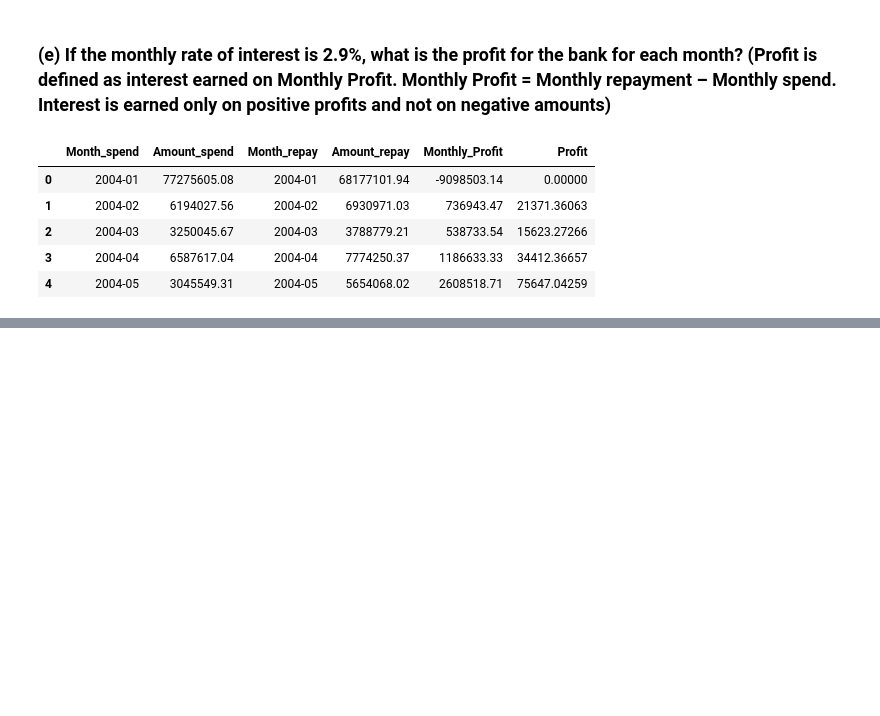
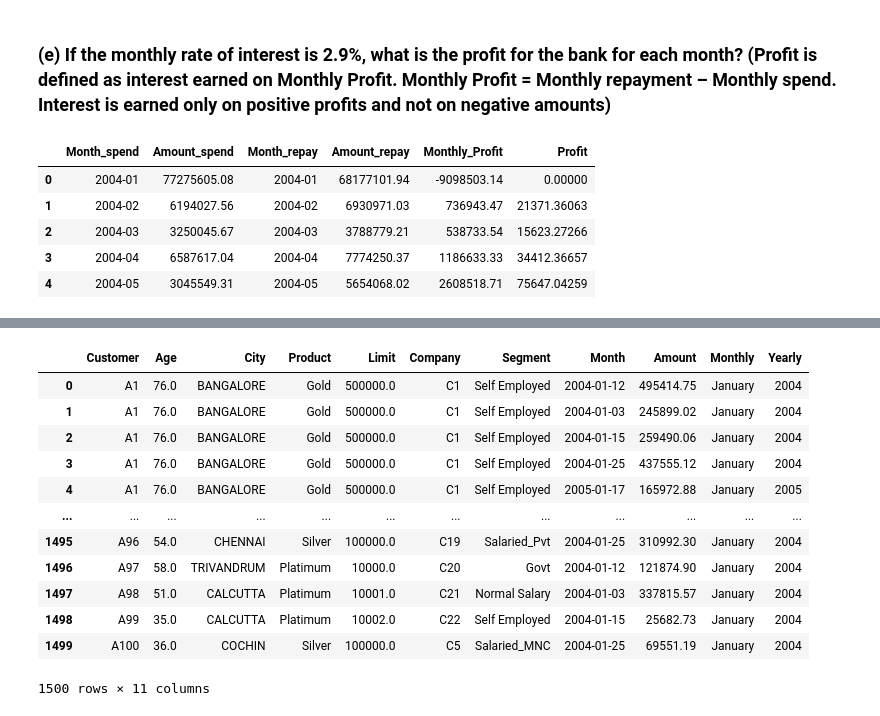
Before and after one commit to sakshisv/Credit-Card-Case-Study, a Jupyter notebook: Credit Card Case Study (Python).ipynb, the cells around one changed output, grey strips where cells are left out. Cells and saved outputs as stored; diff of their text form; code cells hidden in the pictures; blank space fills up the shorter version.

```diff
--- a/Credit Card Case Study (Python).ipynb
+++ b/Credit Card Case Study (Python).ipynb
@@ -376,0 +390,18 @@ cust_spend
+# %%
+cust_repay['Monthly'] = cust_repay['Month'].dt.strftime('%B')
+cust_repay['Yearly'] = cust_repay['Month'].dt.year
+cust_repay
+# %% [output]
+|  | Customer | Age | City | Product | Limit | Company | Segment | Month | Amount | Monthly | Yearly |
+| 0 | A1 | 76.0 | BANGALORE | Gold | 500000.0 | C1 | Self Employed | 2004-01-12 | 495414.75 | January | 2004 |
+| 1 | A1 | 76.0 | BANGALORE | Gold | 500000.0 | C1 | Self Employed | 2004-01-03 | 245899.02 | January | 2004 |
+| 2 | A1 | 76.0 | BANGALORE | Gold | 500000.0 | C1 | Self Employed | 2004-01-15 | 259490.06 | January | 2004 |
+| 3 | A1 | 76.0 | BANGALORE | Gold | 500000.0 | C1 | Self Employed | 2004-01-25 | 437555.12 | January | 2004 |
+| 4 | A1 | 76.0 | BANGALORE | Gold | 500000.0 | C1 | Self Employed | 2005-01-17 | 165972.88 | January | 2005 |
+| ... | ... | ... | ... | ... | ... | ... | ... | ... | ... | ... | ... |
+| 1495 | A96 | 54.0 | CHENNAI | Silver | 100000.0 | C19 | Salaried_Pvt | 2004-01-25 | 310992.30 | January | 2004 |
+| 1496 | A97 | 58.0 | TRIVANDRUM | Platimum | 10000.0 | C20 | Govt | 2004-01-12 | 121874.90 | January | 2004 |
+| 1497 | A98 | 51.0 | CALCUTTA | Platimum | 10001.0 | C21 | Normal Salary | 2004-01-03 | 337815.57 | January | 2004 |
+| 1498 | A99 | 35.0 | CALCUTTA | Platimum | 10002.0 | C22 | Self Employed | 2004-01-15 | 25682.73 | January | 2004 |
+| 1499 | A100 | 36.0 | COCHIN | Silver | 100000.0 | C5 | Salaried_MNC | 2004-01-25 | 69551.19 | January | 2004 |
+1500 rows × 11 columns
```
Also changed, not shown: parts of 47 cells of this notebook.
